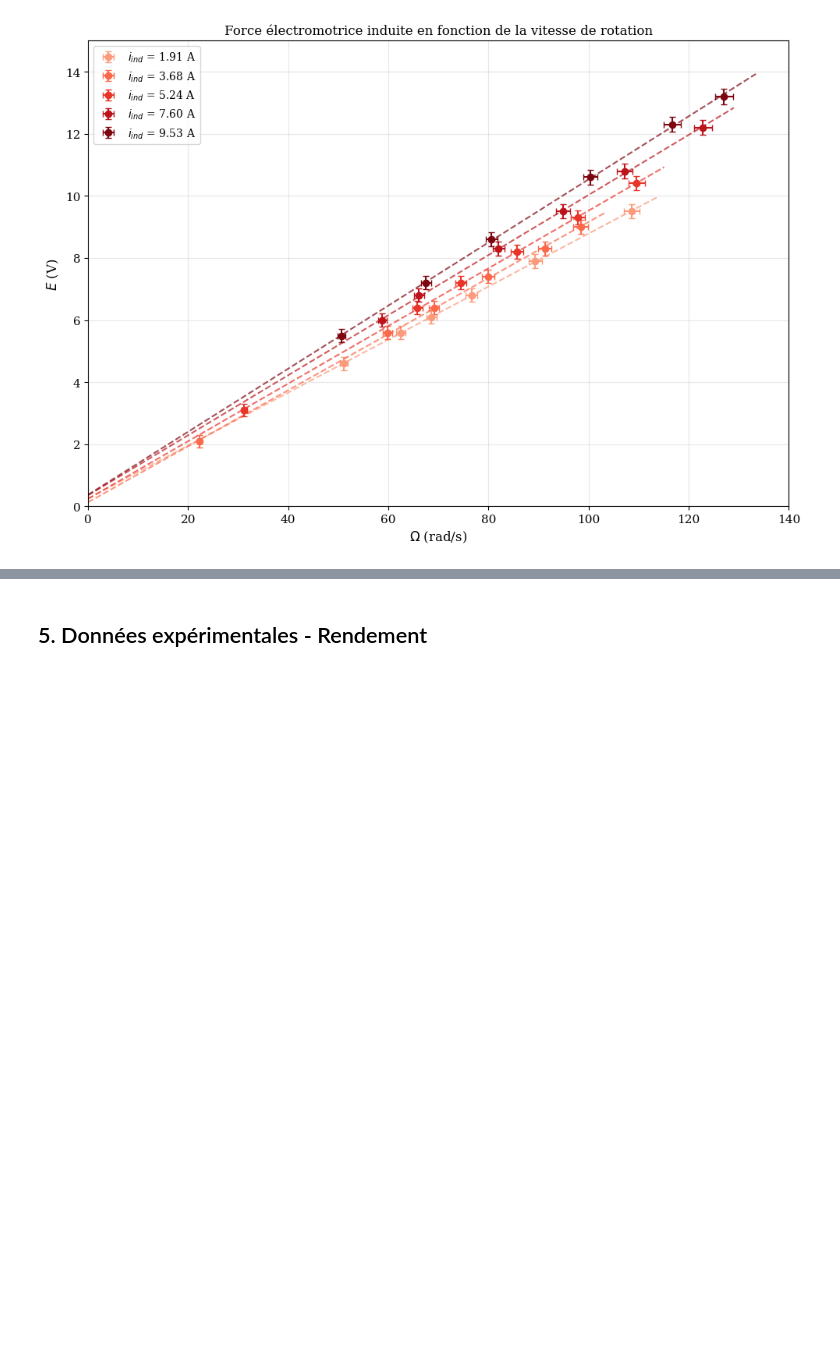
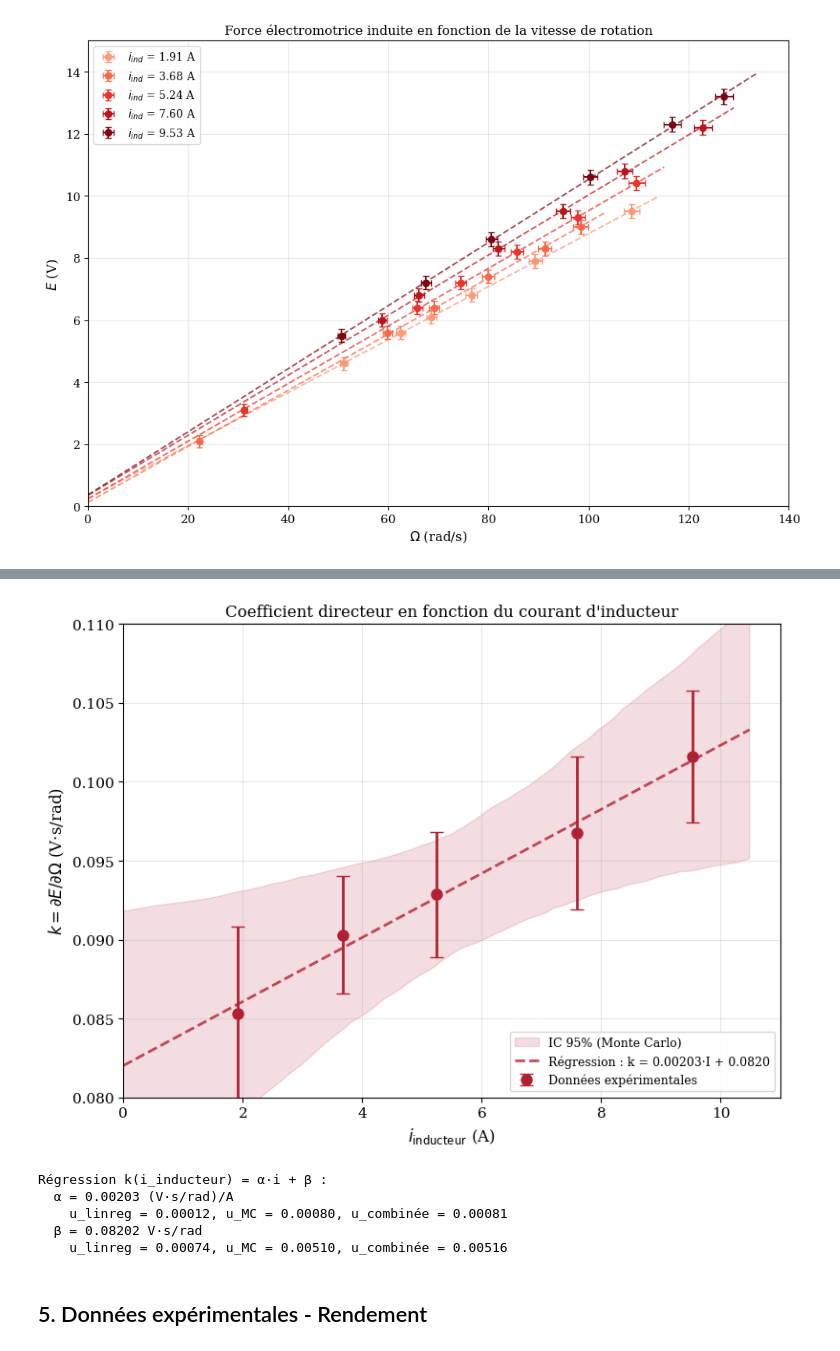
Before and after one commit to pierrelouis-cmrt/TP8, a Jupyter notebook: TP8_notebook.ipynb, the cells around one changed output, grey strips where cells are left out. Cells and saved outputs as stored; diff of their text form; code cells hidden in the pictures; blank space fills up the shorter version.

```diff
--- a/TP8_notebook.ipynb
+++ b/TP8_notebook.ipynb
@@ -237,3 +305,69 @@ Régression k(i_inducteur) :
+# %%
+fig2, ax2 = plt.subplots(figsize=(8, 6))
+
+I_inducteurs = np.array(list(results_regression.keys()), dtype=float)
+slopes = np.array([results_regression[I]['slope'] for I in I_inducteurs], dtype=float)
+slopes_u_combined = np.array([results_regression[I]['slope_stderr_combined'] for I in I_inducteurs], dtype=float)
+
+# Régression linéaire classique k = α I + β
+alpha, u_alpha_linreg, beta, u_beta_linreg = linregress_with_uncertainties(I_inducteurs, slopes)
+
+# Monte Carlo : utilisation des distributions de pentes de Figure 1
+# Pour chaque tirage MC, on prend une pente de chaque distribution et on refait la régression
+alphas_mc = np.zeros(N_MC)
+betas_mc = np.zeros(N_MC)
+
+for i in range(N_MC):
+    slopes_sample = np.array([results_regression[I]['slopes_mc'][i] for I in I_inducteurs])
+    res_mc = stats.linregress(I_inducteurs, slopes_sample)
+    alphas_mc[i] = res_mc.slope
+    betas_mc[i] = res_mc.intercept
+
+u_alpha_mc = np.std(alphas_mc)
+u_beta_mc = np.std(betas_mc)
+u_alpha = combine_uncertainties(u_alpha_linreg, u_alpha_mc)
+u_beta = combine_uncertainties(u_beta_linreg, u_beta_mc)
+
+# Bande de confiance 95%
+I_fit = np.linspace(0, max(I_inducteurs)*1.1, 100)
+k_lower, k_upper = confidence_band_linear(I_fit, alphas_mc, betas_mc, ci=0.95)
+
+# Tracé de la bande de confiance
+ax2.fill_between(I_fit, k_lower, k_upper, color=ROUGE_CLAIR, alpha=0.15, label='IC 95% (Monte Carlo)')
+
+# Points expérimentaux
+ax2.errorbar(I_inducteurs, slopes, yerr=slopes_u_combined,
+             fmt='o', color=ROUGE, capsize=5, markersize=8, linewidth=2,
+             label='Données expérimentales', zorder=3)
+
+# Droite de régression
+k_fit = alpha * I_fit + beta
+ax2.plot(I_fit, k_fit, '--', color=ROUGE, alpha=0.8, linewidth=2,
+         label=f"Régression : k = {alpha:.5f}·I + {beta:.4f}", zorder=2)
+
+ax2.set_xlabel(r'$i_{\mathrm{inducteur}}$ (A)', fontsize=12)
+ax2.set_ylabel(r'$k = \partial E / \partial \Omega$ (V·s/rad)', fontsize=12)
+ax2.set_title("Coefficient directeur en fonction du courant d'inducteur", fontsize=12)
+ax2.legend(loc='lower right', fontsize=9)
+ax2.grid(True, alpha=0.3)
+ax2.set_xlim(0, 11)
+ax2.set_ylim(0.08, 0.11)
+plt.tight_layout()
+plt.savefig('figures/figure2_k_I.png', dpi=300, bbox_inches='tight')
+plt.show()
+
+print("\nRégression k(i_inducteur) = α·i + β :")
+print(f"  α = {alpha:.5f} (V·s/rad)/A")
+print(f"    u_linreg = {u_alpha_linreg:.5f}, u_MC = {u_alpha_mc:.5f}, u_combinée = {u_alpha:.5f}")
+print(f"  β = {beta:.5f} V·s/rad")
+print(f"    u_linreg = {u_beta_linreg:.5f}, u_MC = {u_beta_mc:.5f}, u_combinée = {u_beta:.5f}")
+# %% [output]
+[figure, added]
+Régression k(i_inducteur) = α·i + β :
+  α = 0.00203 (V·s/rad)/A
+    u_linreg = 0.00012, u_MC = 0.00080, u_combinée = 0.00081
+  β = 0.08202 V·s/rad
+    u_linreg = 0.00074, u_MC = 0.00510, u_combinée = 0.00516
 # %% [markdown]
 ## 5. Données expérimentales - Rendement
 # %%
```
Also changed, not shown: parts of 20 cells of this notebook, 4 other files.
